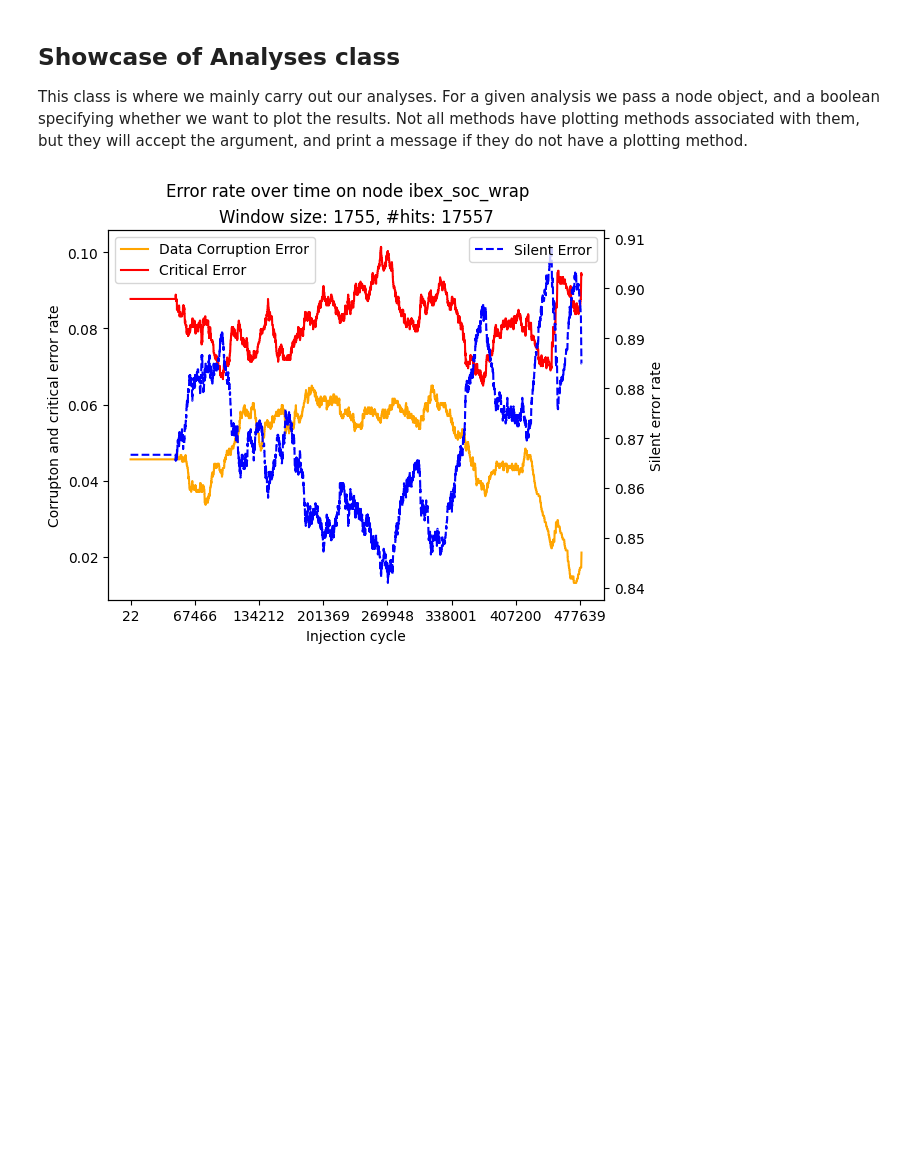
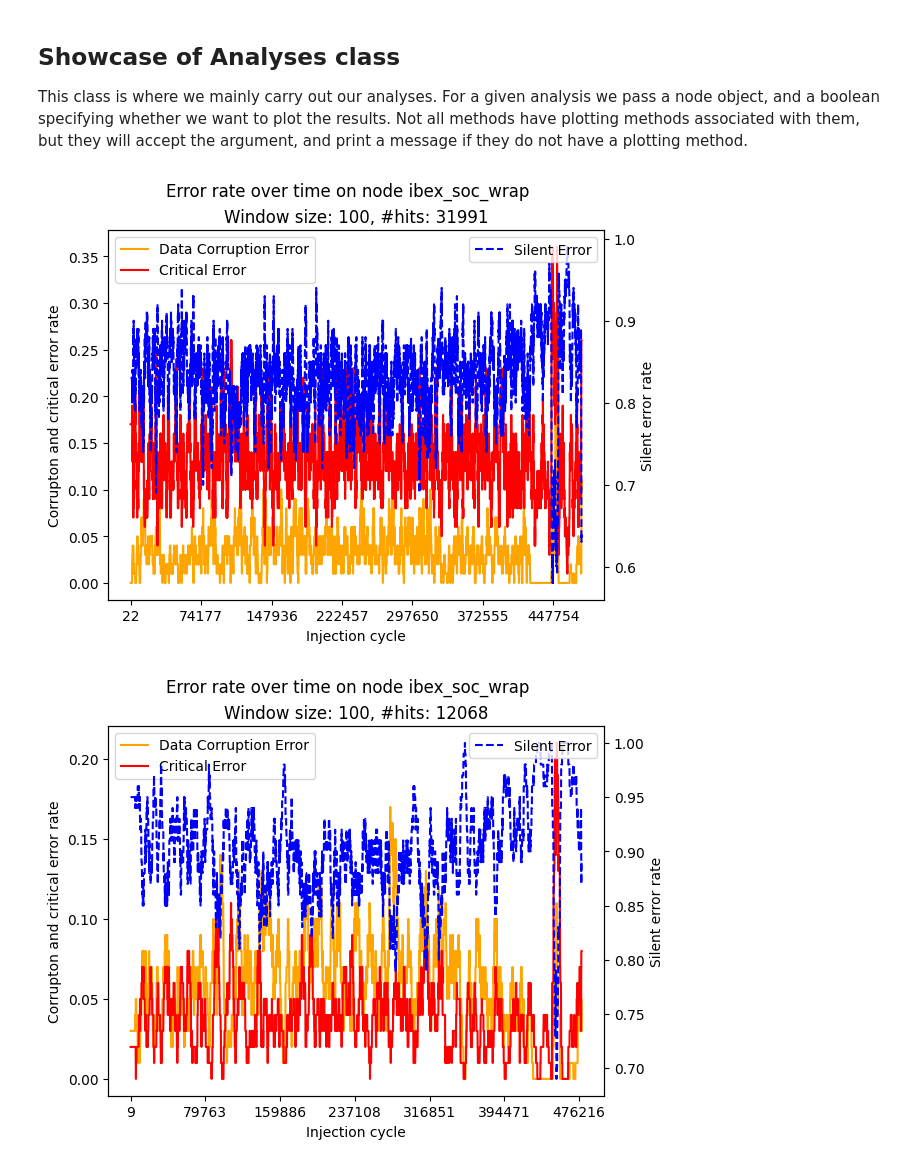
Before and after one commit to ahll19/PULSE, a Jupyter notebook: main.ipynb, the cells around one changed output. Saved outputs shown, nothing was run; the diff lists cells and outputs as text; code cells hidden in the pictures; blank space fills up the shorter version.

Commit message:
Updated notebooks for new config structure

```diff
--- a/main.ipynb
+++ b/main.ipynb
@@ -18,0 +22,3 @@ from src import RegisterTree, Analyses
+# %%
+config = Config()
+config.possible_configs
@@ -19,8 +29,13 @@ from src import RegisterTree, Analyses
 # %%
-register_tree = RegisterTree(data_directory="data", data_loading_timeout=120)
+
+vanilla_conf = config.set_config("coremark")
+hwsec_conf = Config("coremark_hwsec")
+
+vanilla_reg_tree = RegisterTree(config)
+hwsec_reg_tree = RegisterTree(hwsec_conf)
 
 print(f"Could read the following files:")
-for i, file_name in enumerate(register_tree.no_reg_runs):
+for i, file_name in enumerate(vanilla_reg_tree.no_reg_runs):
     print(f"\t{file_name}")
     if i > 4:
         print("\t.\n\t.\n\t.")
@@ -97,7 +114,9 @@ mem0_node.seu_log
 This class is where we mainly carry out our analyses. For a given analysis we pass a node object, and a boolean specifying whether we want to plot the results.
 Not all methods have plotting methods associated with them, but they will accept the argument, and print a message if they do not have a plotting method.
 # %%
-_ = Analyses.error_rate_over_time(register_tree.root, plot=True)
+_ = Analyses.error_rate_over_time(vanilla_reg_tree.root, plot=True)
+_ = Analyses.error_rate_over_time(hwsec_reg_tree.root, plot=True)
 # %% [output]
-[figure, old version]
+[figure, new version]
+[figure, added]
 # %%
```
Also changed, not shown: parts of 7 cells of this notebook, 1 other file.
